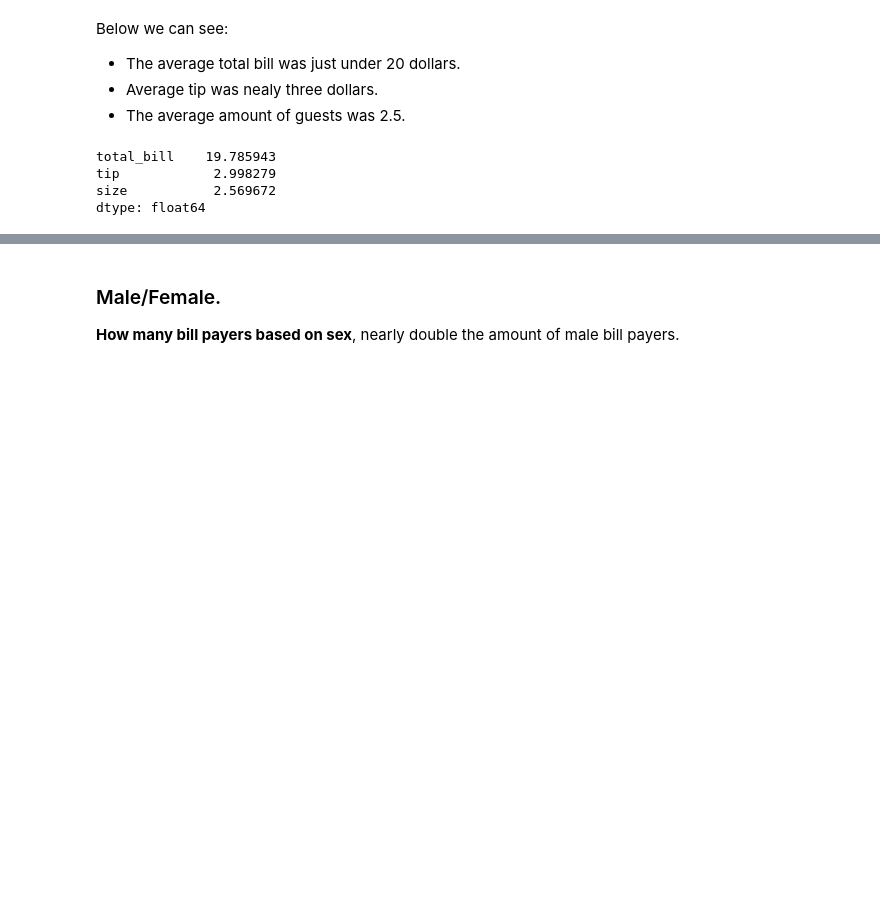
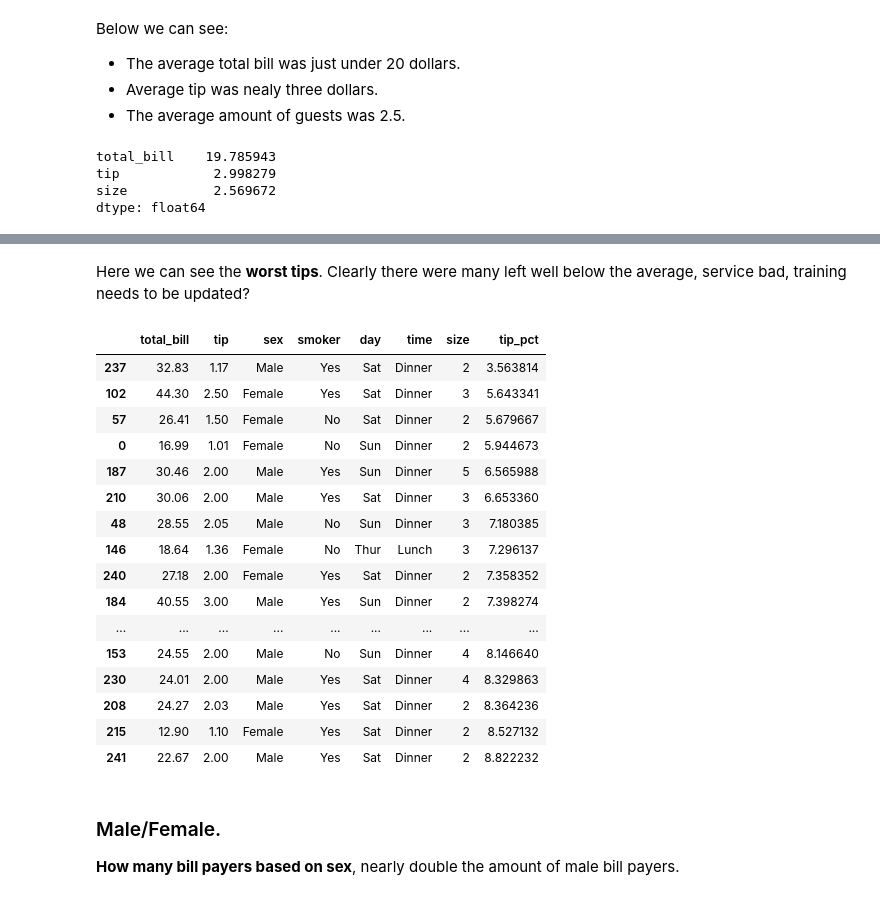
Before and after one commit to daithimarkham/Fund-Project-2019, a Jupyter notebook: The-Tips-Data-Set.ipynb, the cells around one changed output, grey strips where cells are left out. Cells and saved outputs as stored; diff of their text form; code cells hidden in the pictures; blank space fills up the shorter version.

```diff
--- a/The-Tips-Data-Set.ipynb
+++ b/The-Tips-Data-Set.ipynb
@@ -255,0 +310,2 @@ dtype: float64
+# %% [markdown]
+Here we can see the **worst tips**. Clearly there were many left well below the average, service bad, training needs to be updated?
@@ -256,3 +315,23 @@ dtype: float64
+# %%
+top(df)
+# %% [output]
+|  | total_bill | tip | sex | smoker | day | time | size | tip_pct |
+| 237 | 32.83 | 1.17 | Male | Yes | Sat | Dinner | 2 | 3.563814 |
+| 102 | 44.30 | 2.50 | Female | Yes | Sat | Dinner | 3 | 5.643341 |
+| 57 | 26.41 | 1.50 | Female | No | Sat | Dinner | 2 | 5.679667 |
+| 0 | 16.99 | 1.01 | Female | No | Sun | Dinner | 2 | 5.944673 |
+| 187 | 30.46 | 2.00 | Male | Yes | Sun | Dinner | 5 | 6.565988 |
+| 210 | 30.06 | 2.00 | Male | Yes | Sat | Dinner | 3 | 6.653360 |
+| 48 | 28.55 | 2.05 | Male | No | Sun | Dinner | 3 | 7.180385 |
+| 146 | 18.64 | 1.36 | Female | No | Thur | Lunch | 3 | 7.296137 |
+| 240 | 27.18 | 2.00 | Female | Yes | Sat | Dinner | 2 | 7.358352 |
+| 184 | 40.55 | 3.00 | Male | Yes | Sun | Dinner | 2 | 7.398274 |
+| ... | ... | ... | ... | ... | ... | ... | ... | ... |
+| 153 | 24.55 | 2.00 | Male | No | Sun | Dinner | 4 | 8.146640 |
+| 230 | 24.01 | 2.00 | Male | Yes | Sat | Dinner | 4 | 8.329863 |
+| 208 | 24.27 | 2.03 | Male | Yes | Sat | Dinner | 2 | 8.364236 |
+| 215 | 12.90 | 1.10 | Female | Yes | Sat | Dinner | 2 | 8.527132 |
+| 241 | 22.67 | 2.00 | Male | Yes | Sat | Dinner | 2 | 8.822232 |
 # %% [markdown]
 ### Male/Female.
 
```
Also changed, not shown: parts of 58 cells of this notebook.
